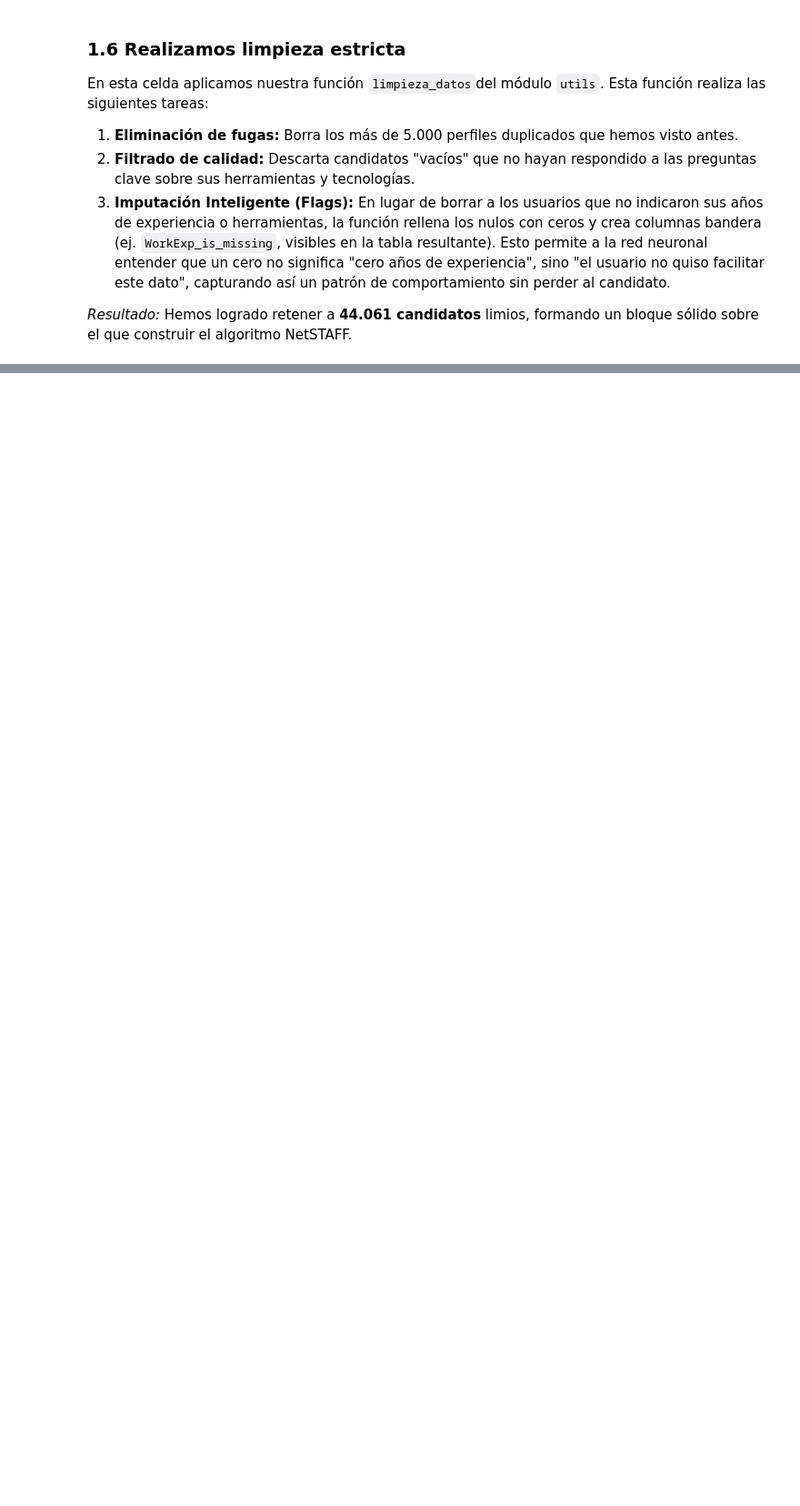
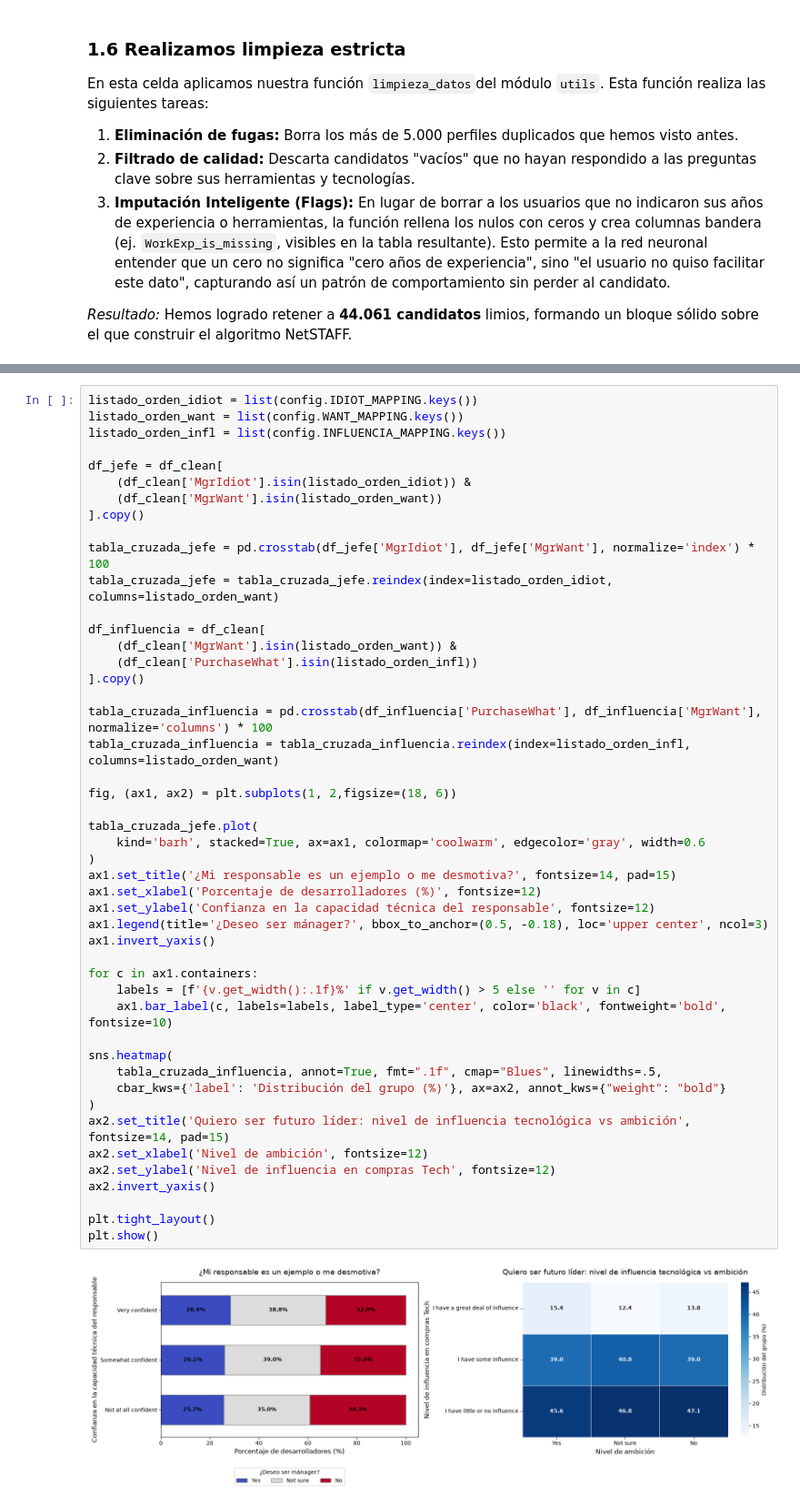
Before and after one commit to Miguel-Angel-SM-Camacho/tfm-miguel-angel, a Jupyter notebook: notebooks/SOFT SKILLS/01_EDA_Limpieza_SOFT_SKILLS.ipynb, the cells around one changed output, grey strips where cells are left out. Shown at 91% size. Drawn from its saved outputs; the diff is of its cells as text; blank space fills up the shorter version.

```diff
--- a/notebooks/SOFT SKILLS/01_EDA_Limpieza_SOFT_SKILLS.ipynb
+++ b/notebooks/SOFT SKILLS/01_EDA_Limpieza_SOFT_SKILLS.ipynb
@@ -179,0 +365,49 @@ display(df_clean.head(3))
+# %%
+listado_orden_idiot = list(config.IDIOT_MAPPING.keys())
+listado_orden_want = list(config.WANT_MAPPING.keys())
+listado_orden_infl = list(config.INFLUENCIA_MAPPING.keys())
+
+df_jefe = df_clean[
+    (df_clean['MgrIdiot'].isin(listado_orden_idiot)) &
+    (df_clean['MgrWant'].isin(listado_orden_want))
+].copy()
+
+tabla_cruzada_jefe = pd.crosstab(df_jefe['MgrIdiot'], df_jefe['MgrWant'], normalize='index') * 100
+tabla_cruzada_jefe = tabla_cruzada_jefe.reindex(index=listado_orden_idiot, columns=listado_orden_want)
+
+df_influencia = df_clean[
+    (df_clean['MgrWant'].isin(listado_orden_want)) &
+    (df_clean['PurchaseWhat'].isin(listado_orden_infl))
+].copy()
+
+tabla_cruzada_influencia = pd.crosstab(df_influencia['PurchaseWhat'], df_influencia['MgrWant'], normalize='columns') * 100
+tabla_cruzada_influencia = tabla_cruzada_influencia.reindex(index=listado_orden_infl, columns=listado_orden_want)
+
+fig, (ax1, ax2) = plt.subplots(1, 2,figsize=(18, 6))
+
+tabla_cruzada_jefe.plot(
+    kind='barh', stacked=True, ax=ax1, colormap='coolwarm', edgecolor='gray', width=0.6
+)
+ax1.set_title('¿Mi responsable es un ejemplo o me desmotiva?', fontsize=14, pad=15)
+ax1.set_xlabel('Porcentaje de desarrolladores (%)', fontsize=12)
+ax1.set_ylabel('Confianza en la capacidad técnica del responsable', fontsize=12)
+ax1.legend(title='¿Deseo ser mánager?', bbox_to_anchor=(0.5, -0.18), loc='upper center', ncol=3)
+ax1.invert_yaxis()
+
+for c in ax1.containers:
+    labels = [f'{v.get_width():.1f}%' if v.get_width() > 5 else '' for v in c]
+    ax1.bar_label(c, labels=labels, label_type='center', color='black', fontweight='bold', fontsize=10)
+
+sns.heatmap(
+    tabla_cruzada_influencia, annot=True, fmt=".1f", cmap="Blues", linewidths=.5,
+    cbar_kws={'label': 'Distribución del grupo (%)'}, ax=ax2, annot_kws={"weight": "bold"}
+)
+ax2.set_title('Quiero ser futuro líder: nivel de influencia tecnológica vs ambición', fontsize=14, pad=15)
+ax2.set_xlabel('Nivel de ambición', fontsize=12)
+ax2.set_ylabel('Nivel de influencia en compras Tech', fontsize=12)
+ax2.invert_yaxis()
+
+plt.tight_layout()
+plt.show()
+# %% [output]
+[figure, added]
```
Also changed, not shown: parts of 40 cells of this notebook, 2 other files.
